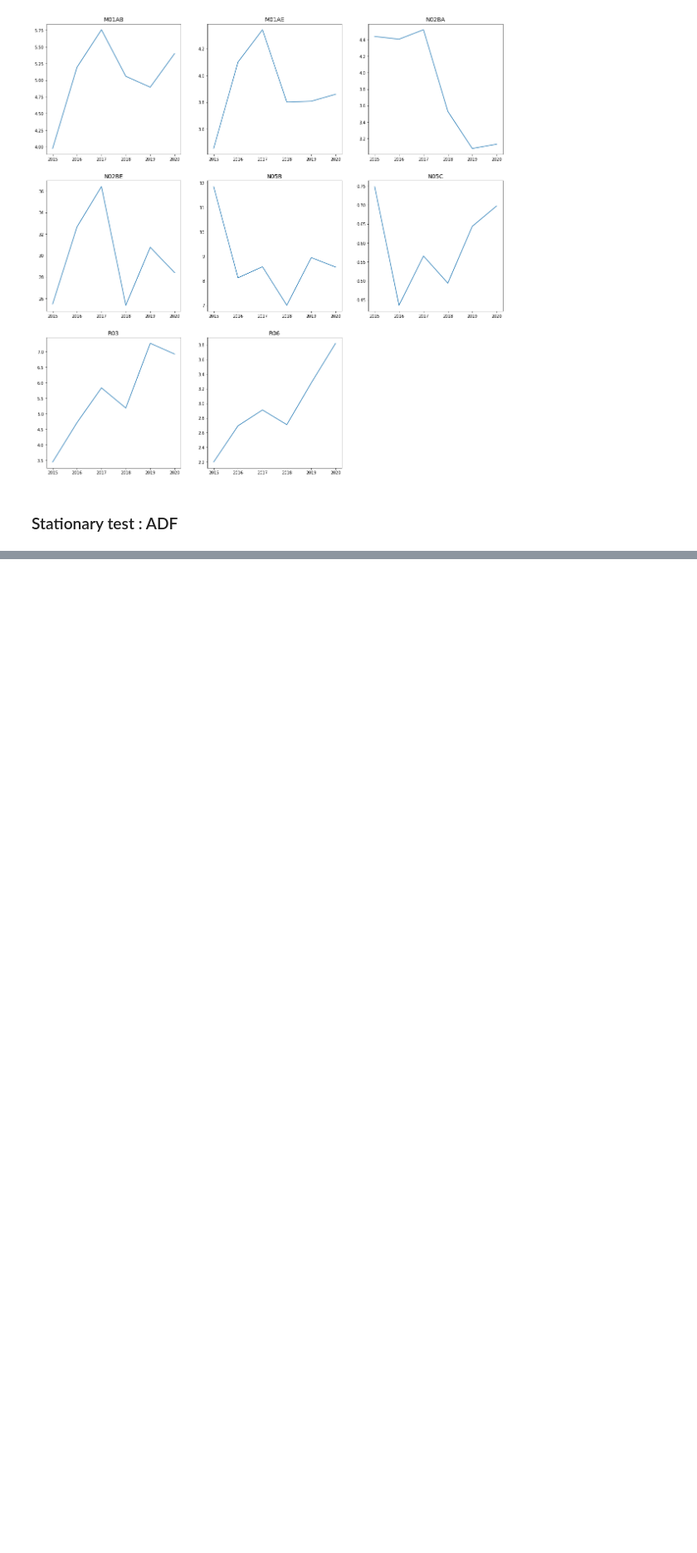
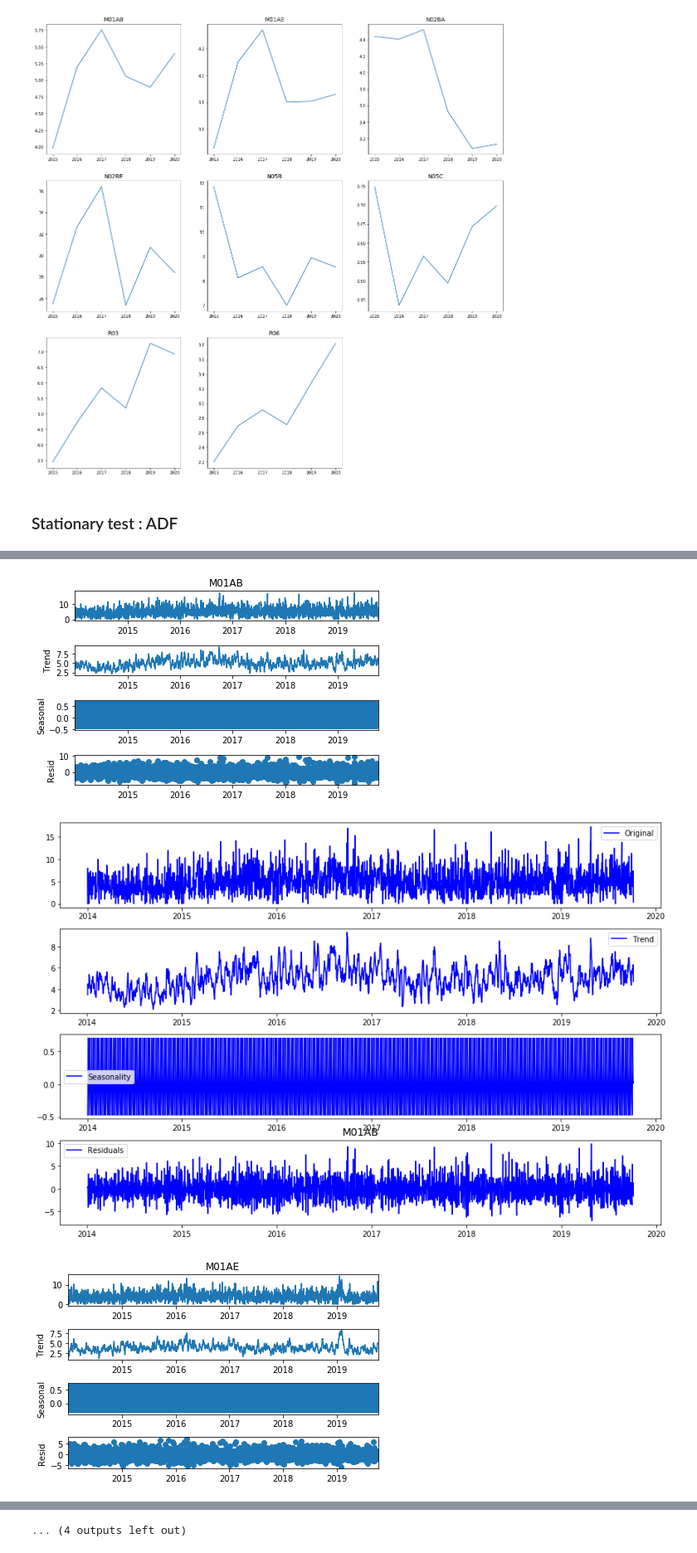
Before and after one commit to GantaChaitra/PharmaSalesAnalysis, a Jupyter notebook: TSA_DailySales.ipynb, the cells around one changed output, grey strips where cells are left out. Shown at 83% size. Cells and saved outputs as stored; diff of their text form; code cells hidden in the pictures; blank space fills up the shorter version.

```diff
--- a/TSA_DailySales.ipynb
+++ b/TSA_DailySales.ipynb
@@ -182,0 +195,14 @@ plot_graph(df_year,cols)
+# %%
+for col in cols:
+    print(col)
+    col_data = data[col]
+    result = adfuller(col_data)
+    print('ADF Statistic: %f' % result[0])
+    print('p-value: %f' % result[1])
+    print('Critical Values:')
+    for key, value in result[4].items():
+        print('\t%s: %.3f' % (key, value))
+    if(result[1] <= 0.05):
+        print('\tReject Null Hypothesis : Stationary\n')
+    else :
+        print('\tAccept Null Hypothesis : Non-Stationary\n')
@@ -182,0 +337,31 @@ plot_graph(df_year,cols)
+# %%
+def decomposition(data,col):
+    decompose_result = seasonal_decompose(data[col],model='additive')
+    decompose_result.plot()
+
+    trend =  decompose_result.trend
+    seasonal =  decompose_result.seasonal
+    residual =  decompose_result.resid
+
+    plt.figure(figsize=(12,8))
+    plt.subplot(411)
+    plt.plot(data[col], label='Original', color='blue')
+    plt.legend(loc='best')
+    plt.subplot(412)
+    plt.plot(trend, label='Trend', color='blue')
+    plt.legend(loc='best')
+    plt.subplot(413)
+    plt.plot(seasonal,label='Seasonality', color='blue')
+    plt.legend(loc='best')
+    plt.subplot(414)
+    plt.plot(residual, label='Residuals', color='blue')
+    plt.legend(loc='best')
+    plt.tight_layout()
+    plt.title(col,fontsize=14)
+# %%
+for col in cols:
+    decomposition(data,col)
+# %% [output]
+[figure, added]
+[figure, added]
+[figure, added]
@@ -182,0 +377 @@ plot_graph(df_year,cols)
+... (4 outputs left out)
```
Also changed, not shown: parts of 36 cells of this notebook.
